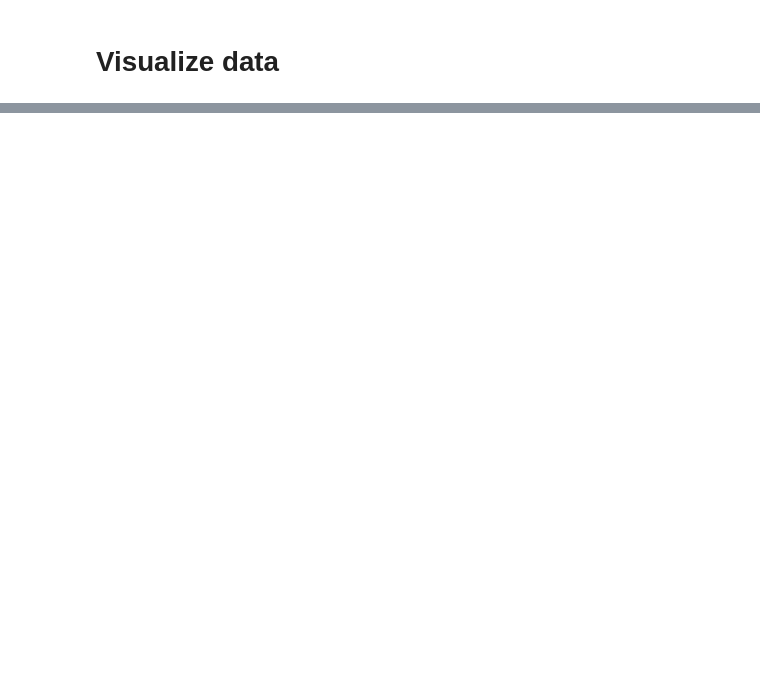
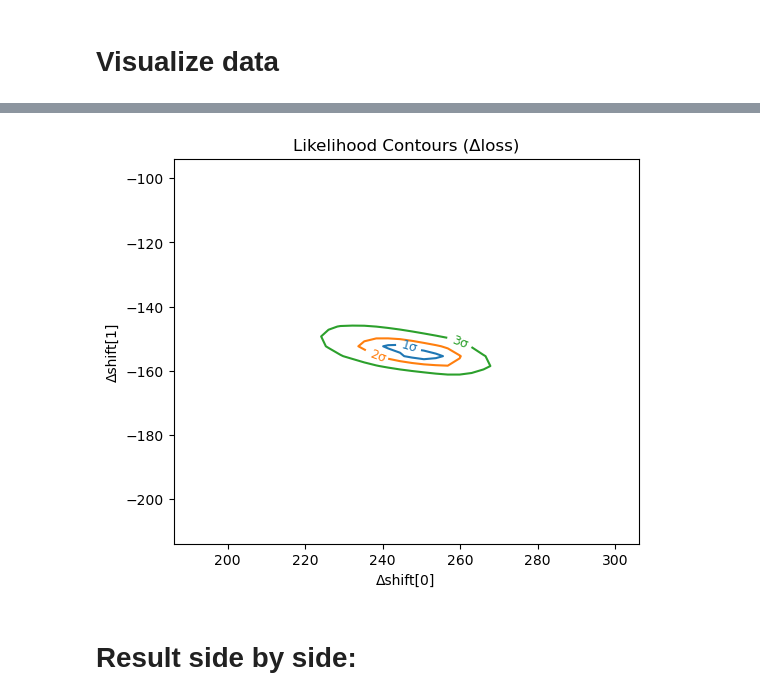
Before and after one commit to GerritRo/nyx, a Jupyter notebook: examples/Test.ipynb, the cells around one changed output, grey strips where cells are left out. Drawn from its saved outputs; the diff is of its cells as text; code cells hidden in the pictures; blank space fills up the shorter version.

```diff
--- a/examples/Test.ipynb
+++ b/examples/Test.ipynb
@@ -271,0 +403,17 @@ disp.set_limits_minmax(0, 500)
+# %%
+def scan_2d(shift_best, delta=1.0, n_points=30):
+    grid = jnp.linspace(-delta, delta, n_points)
+    losses = []
+
+    for dx in grid:
+        row = []
+        for dy in grid:
+            s = shift_best.at[0].add(dx).at[1].add(dy)
+            loss = float(loss_fn(s))  # convert to host scalar, keeps memory low
+            row.append(loss)
+        losses.append(row)
+    losses = jnp.array(losses)
+    return grid, grid, losses
+# %%
+%%time
+gridx, gridy, Z = scan_2d(shift, delta=60, n_points=40)
@@ -271,0 +423,27 @@ disp.set_limits_minmax(0, 500)
+# %%
+import jax.numpy as jnp
+
+loss_min = jnp.min(Z)
+deltaZ = np.sqrt(2*(Z-loss_min))
+
+import matplotlib.pyplot as plt
+
+X, Y = jnp.meshgrid(gridx, gridy)
+X = X+shift[0]
+Y = Y+shift[1]
+
+fig, ax = plt.subplots(figsize=(6, 5))
+CS = ax.contour(
+    X, Y, deltaZ,
+    levels=[2.3, 6.18, 11.83],   # 1σ, 2σ, 3σ for 2D case
+    colors=['C0', 'C1', 'C2'],
+)
+ax.clabel(CS, fmt={2.3:'1σ', 6.18:'2σ', 11.83:'3σ'}, fontsize=9)
+ax.set_xlabel("Δshift[0]")
+ax.set_ylabel("Δshift[1]")
+ax.set_title("Likelihood Contours (Δloss)")
+plt.show()
+# %% [output]
+[figure, added]
+# %% [markdown]
+# Result side by side:
```
Also changed, not shown: parts of 35 cells of this notebook, 10 other files.
